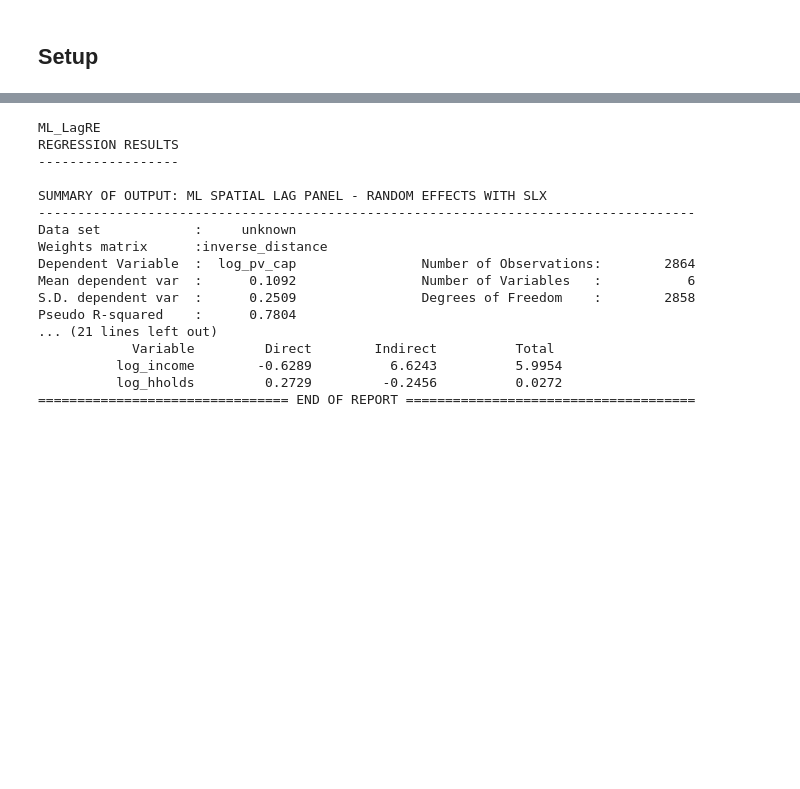
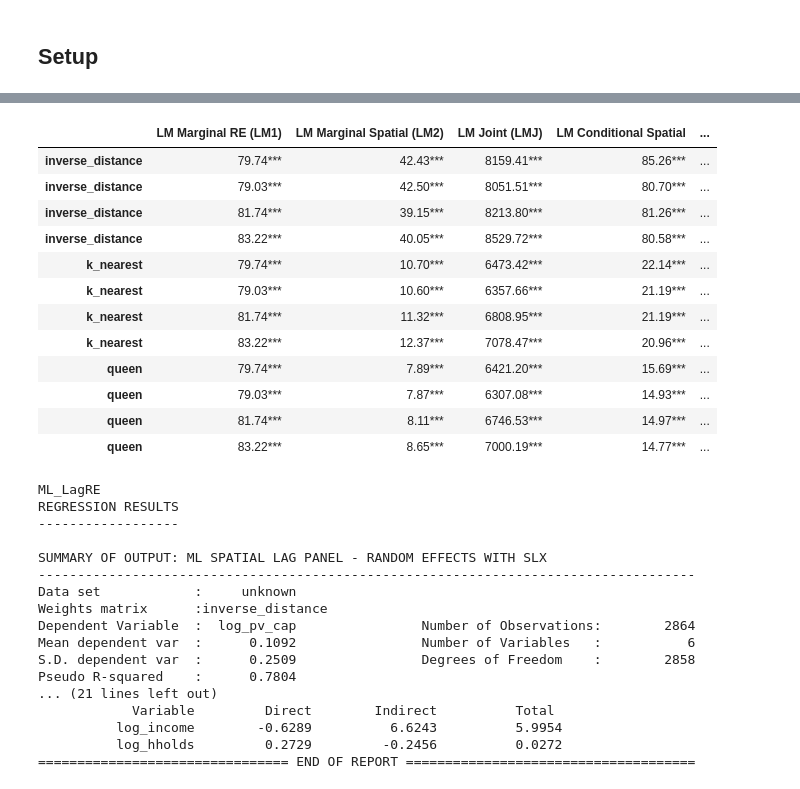
Before and after one commit to Ellariel/uktest, a Jupyter notebook: analysis.ipynb, the cells around one changed output, grey strips where cells are left out. Cells and saved outputs as stored; diff of their text form; code cells hidden in the pictures; blank space fills up the shorter version.

```diff
--- a/analysis.ipynb
+++ b/analysis.ipynb
@@ -285,3 +345,19 @@ eff
+# %%
+t
+# %% [output]
+|  | LM Marginal RE (LM1) | LM Marginal Spatial (LM2) | LM Joint (LMJ) | LM Conditional Spatial | ... |
+| inverse_distance | 79.74*** | 42.43*** | 8159.41*** | 85.26*** | ... |
+| inverse_distance | 79.03*** | 42.50*** | 8051.51*** | 80.70*** | ... |
+| inverse_distance | 81.74*** | 39.15*** | 8213.80*** | 81.26*** | ... |
+| inverse_distance | 83.22*** | 40.05*** | 8529.72*** | 80.58*** | ... |
+| k_nearest | 79.74*** | 10.70*** | 6473.42*** | 22.14*** | ... |
+| k_nearest | 79.03*** | 10.60*** | 6357.66*** | 21.19*** | ... |
+| k_nearest | 81.74*** | 11.32*** | 6808.95*** | 21.19*** | ... |
+| k_nearest | 83.22*** | 12.37*** | 7078.47*** | 20.96*** | ... |
+| queen | 79.74*** | 7.89*** | 6421.20*** | 15.69*** | ... |
+| queen | 79.03*** | 7.87*** | 6307.08*** | 14.93*** | ... |
+| queen | 81.74*** | 8.11*** | 6746.53*** | 14.97*** | ... |
+| queen | 83.22*** | 8.65*** | 7000.19*** | 14.77*** | ... |
 # %%
 #cache_weights = {}
 
```
Also changed, not shown: parts of 9 cells of this notebook, 7 other files.
